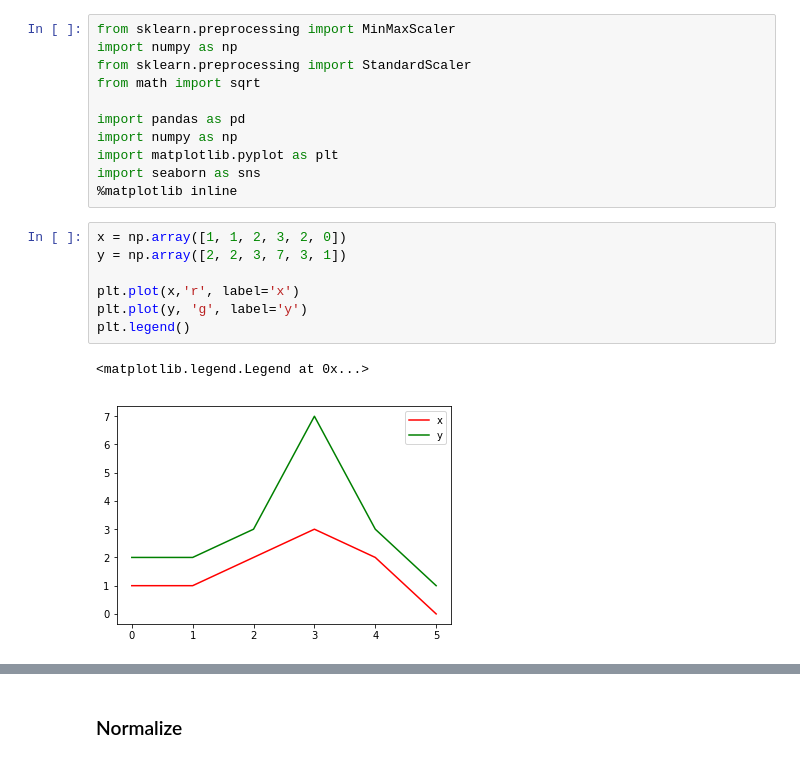
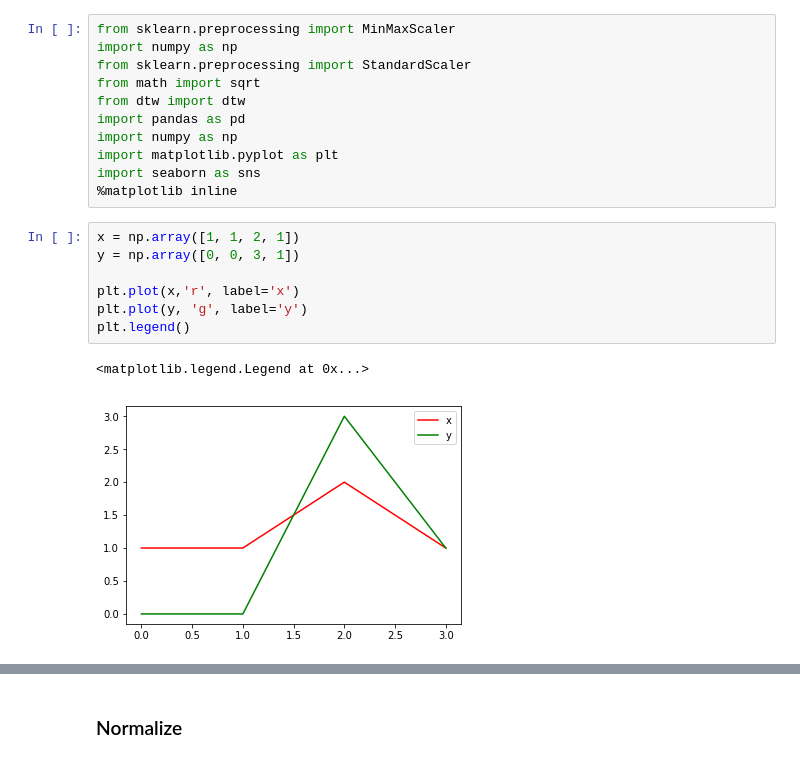
Before and after one commit to fagan2888/dtw_jihye, a Jupyter notebook: source/time_series_normalize_or_standardize.ipynb, the cells around one changed output, grey strips where cells are left out. Cells and saved outputs as stored; diff of their text form.

```diff
--- a/source/time_series_normalize_or_standardize.ipynb
+++ b/source/time_series_normalize_or_standardize.ipynb
@@ -3,19 +3,19 @@ from sklearn.preprocessing import MinMaxScaler
 import numpy as np
 from sklearn.preprocessing import StandardScaler
 from math import sqrt
-
+from dtw import dtw
 import pandas as pd
 import numpy as np
 import matplotlib.pyplot as plt
 import seaborn as sns
 %matplotlib inline
 # %%
-x = np.array([1, 1, 2, 3, 2, 0])
-y = np.array([2, 2, 3, 7, 3, 1])
+x = np.array([1, 1, 2, 1])
+y = np.array([0, 0, 3, 1])
 
 plt.plot(x,'r', label='x')
 plt.plot(y, 'g', label='y')
 plt.legend()
 # %% [output]
 <matplotlib.legend.Legend at 0x...>
-[figure, old version]
+[figure, new version]
```
Also changed, not shown: parts of 19 cells of this notebook, 1 other file.
